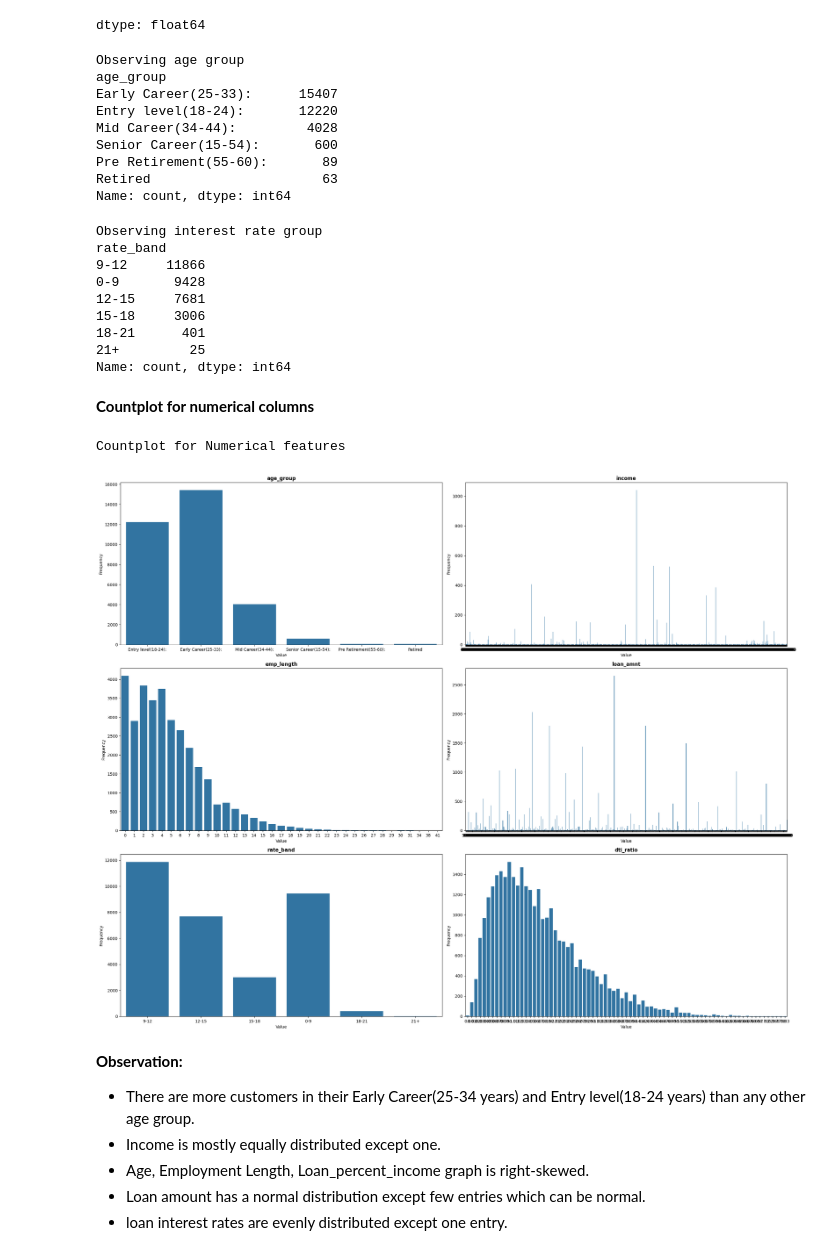
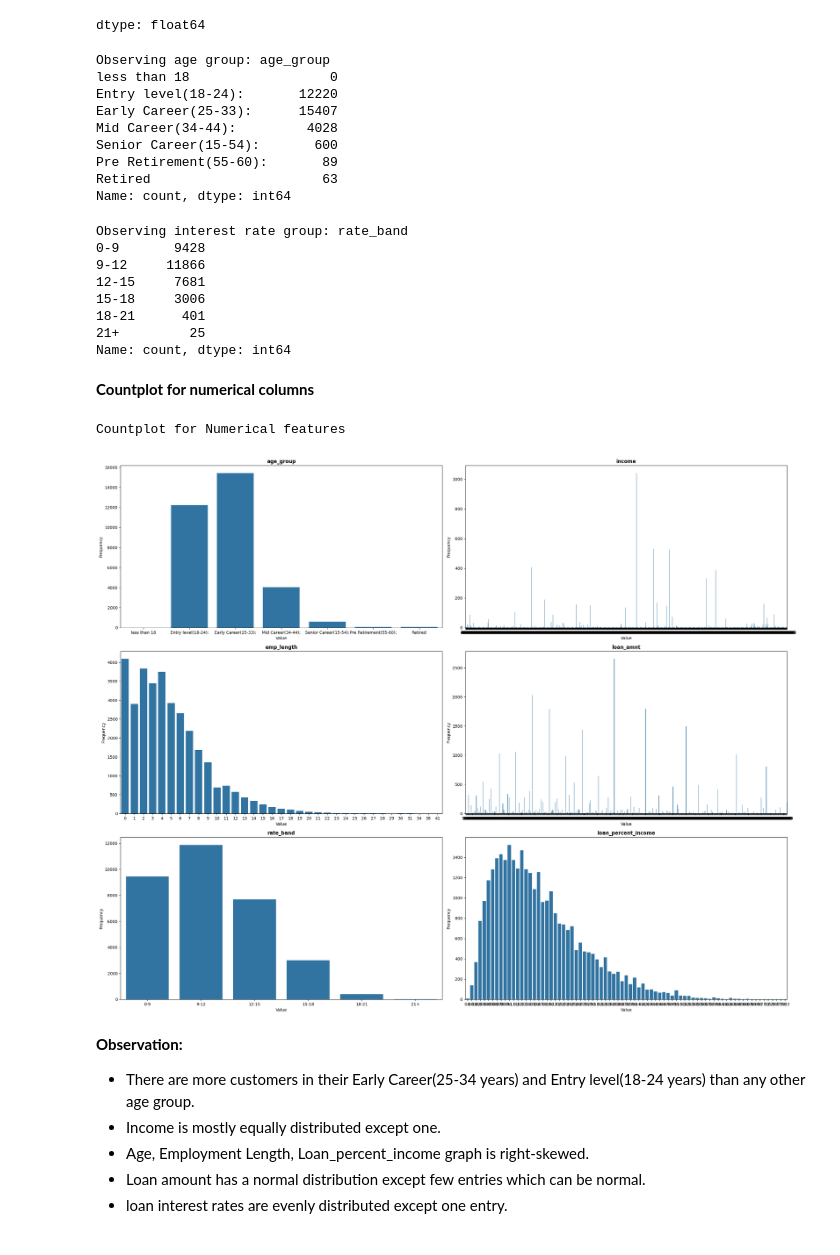
Before and after one commit to rudrascience/Credit_Risk_Analysis_and_Prediction, a Jupyter notebook: Credit_Risk_Analysis_&_Prediction.ipynb, the cells around one changed output. Cells and saved outputs as stored; diff of their text form; code cells hidden in the pictures.

```diff
--- a/Credit_Risk_Analysis_&_Prediction.ipynb
+++ b/Credit_Risk_Analysis_&_Prediction.ipynb
@@ -365,7 +364,7 @@ From the above results I found some anomalies in this dataset that needed to be
 
 print("Boxplot for Numerical Features:")
 # Update feature names to match what is present in the df DataFrame
-boxplot_features = ['age', 'income', 'emp_length', 'loan_amnt', 'int_rate', 'loan_percent_income' if 'loan_percent_income' in df.columns else 'dti_ratio']
+boxplot_features = ['age', 'income', 'emp_length', 'loan_amnt', 'int_rate', 'loan_percent_income']
 
 plt.figure(figsize=(12, 16))
 for i, column in enumerate(boxplot_features):
@@ -478,0 +425,24 @@ Target extracted. Final features shape: (32407, 14)
+# %%
+def iqr_outlier_share(series):
+    q1 = series.quantile(0.25)
+    q3 = series.quantile(0.75)
+    iqr = q3 - q1
+    lower_bound = q1 - 1.5 * iqr
+    upper_bound = q3 + 1.5 * iqr
+    outliers = series[(series < lower_bound) | (series > upper_bound)]
+    return len(outliers) / len(series) * 100
+
+num_cols = ['age', 'income', 'emp_length', 'loan_amnt', 'int_rate', 'loan_percent_income', 'cred_hist_length']
+present_num_cols = [col for col in num_cols if col in df_clean.columns]
+
+def add_features(df_clean):
+  df_clean.copy()['loan_to_income'] = df_clean.copy().loan_amnt / df_clean.copy().income
+  df_clean.copy()['loan_to_age'] = df_clean.copy().loan_amnt / df_clean.copy().age
+  return df_clean.copy()
+
+df_clean = df_clean.dropna(subset=['loan_status'])
+df_clean = add_features(df_clean)
+y = df_clean['loan_status'].astype(int)
+
+display(pd.DataFrame({"skew": df_clean[num_cols].skew(), "kurtosis": df_clean[num_cols].kurtosis(),
+                      "iqr_outlier_share": df_clean[num_cols].apply(iqr_outlier_share)}).round(3))
@@ -570,14 +556,17 @@ def age_group(person_age):
   else:
     return "Retired"
 
-print("Observing age group")
+custom_age_order = ['less than 18', 'Entry level(18-24):', 'Early Career(25-33):',
+                    'Mid Career(34-44):', 'Senior Career(15-54):', 'Pre Retirement(55-60):', 'Retired']
 df_clean['age_group'] = df_clean['age'].apply(age_group)
-print(df_clean['age_group'].value_counts())
+df_clean['age_group'] = pd.Categorical(df_clean['age_group'], categories=custom_age_order, ordered=True)
+df_clean.sort_values('age_group', inplace=True)
+print(f"Observing age group: {df_clean['age_group'].value_counts().reindex(custom_age_order)}")
 # %% [output]
-Observing age group
-age_group
+Observing age group: age_group
+less than 18                  0
+Entry level(18-24):       12220
 Early Career(25-33):      15407
-Entry level(18-24):       12220
 Mid Career(34-44):         4028
 Senior Career(15-54):       600
 Pre Retirement(55-60):       89
@@ -598,14 +587,16 @@ def rate_band(person_int_rate):
   else:
     return '21+'
 
-print("Observing interest rate group")
+custom_rate_band = ['0-9', '9-12', '12-15', '15-18', '18-21', '21+']
 df_clean['rate_band'] = df_clean['int_rate'].apply(rate_band)
-print(df_clean['rate_band'].value_counts())
+df_clean['rate_band'] = pd.Categorical(df_clean['rate_band'], categories=custom_rate_band, ordered=True)
+df_clean.sort_values('rate_band', inplace=True)
+
+print(f"Observing interest rate group: {df_clean['rate_band'].value_counts().reindex(custom_rate_band)}")
 # %% [output]
-Observing interest rate group
-rate_band
+Observing interest rate group: rate_band
+0-9       9428
 9-12     11866
-0-9       9428
 12-15     7681
 15-18     3006
 18-21      401
@@ -616,18 +607,18 @@ Name: count, dtype: int64
 # %%
 print("Countplot for Numerical features")
 plt.figure(figsize=(24,25))
-# Updated 'loan_percent_income' to 'dti_ratio' since it was renamed
-countplot_features = ['age_group', 'income', 'emp_length', 'loan_amnt', 'rate_band', 'dti_ratio']
+
+countplot_features = ['age_group', 'income', 'emp_length', 'loan_amnt', 'rate_band', 'loan_percent_income']
 for i, column in enumerate(countplot_features):
   plt.subplot(4, 2, i+1)
   sns.countplot(x=df_clean[column])
   plt.title(column, fontweight='bold')
   plt.xlabel('Value')
   plt.ylabel('Frequency')
   plt.tight_layout()
 # %% [output]
 Countplot for Numerical features
-[figure, old version]
+[figure, new version]
 # %% [markdown]
 **Observation:**<br>
 * There are more customers in their Early Career(25-34 years) and Entry level(18-24 years) than any other age group.<br>
```
Also changed, not shown: parts of 37 cells of this notebook.
